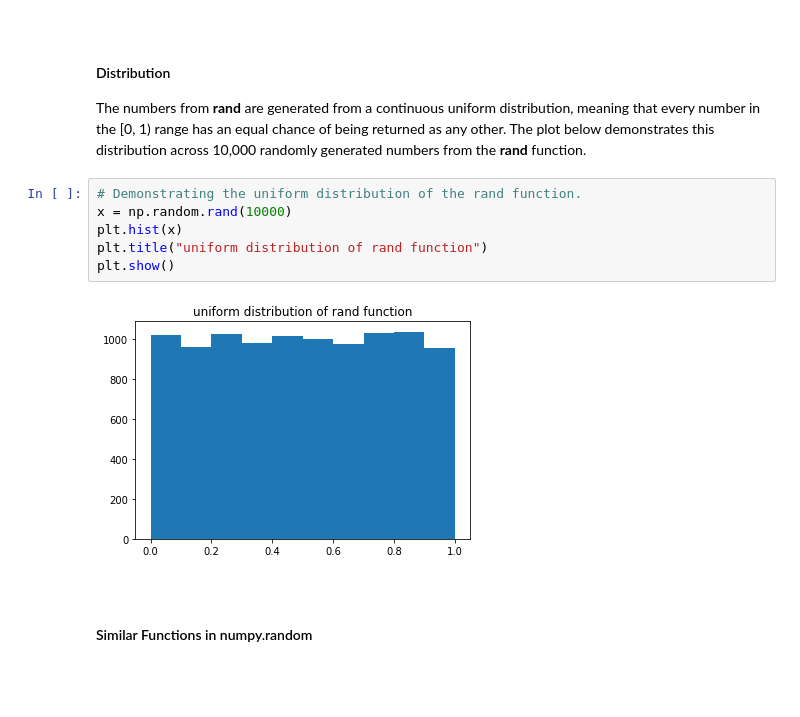
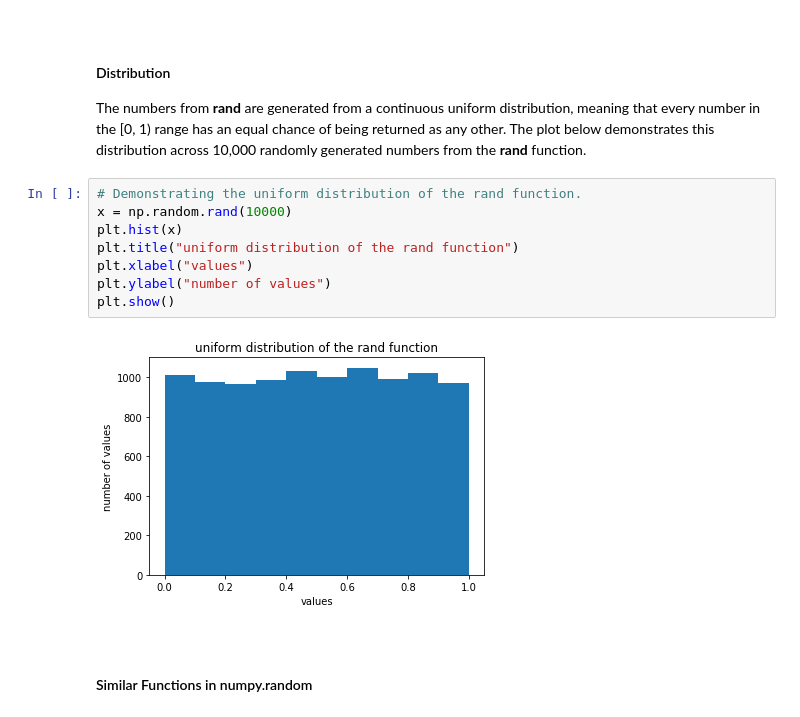
Before and after one commit to jennifer-ryan/numpy.random-project, a Jupyter notebook: numpy.random.ipynb, the cells around one changed output. Drawn from its saved outputs; the diff is of its cells as text; blank space fills up the shorter version.

```diff
--- a/numpy.random.ipynb
+++ b/numpy.random.ipynb
@@ -96,11 +100,13 @@ The numbers from **rand** are generated from a continuous uniform distribution,
 # %%
 # Demonstrating the uniform distribution of the rand function.
 x = np.random.rand(10000)
 plt.hist(x)
-plt.title("uniform distribution of rand function")
+plt.title("uniform distribution of the rand function")
+plt.xlabel("values")
+plt.ylabel("number of values")
 plt.show()
 # %% [output]
-[figure, old version]
+[figure, new version]
 # %% [markdown]
 <br>
 
```
Also changed, not shown: parts of 13 cells of this notebook.
